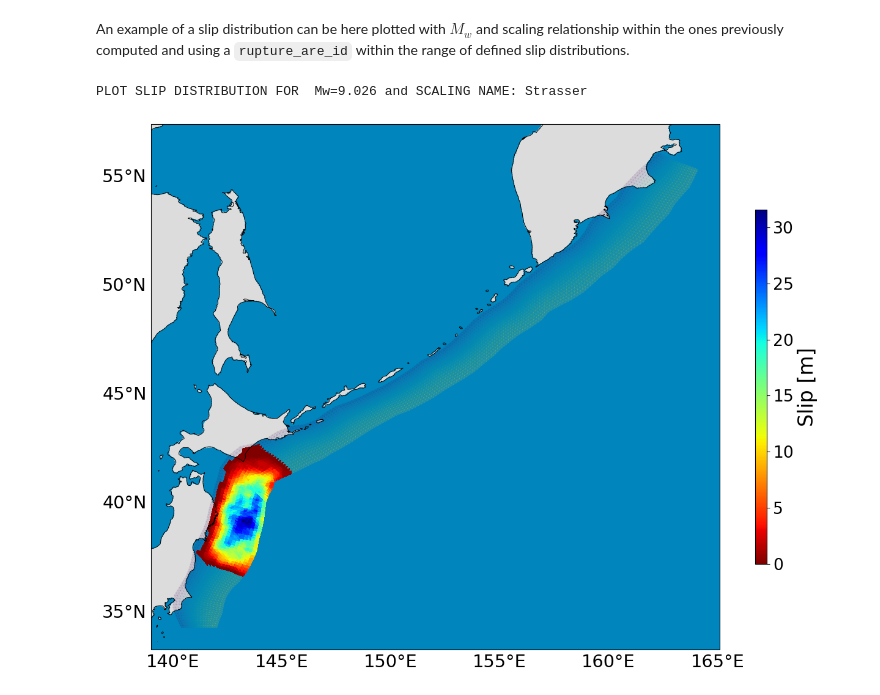
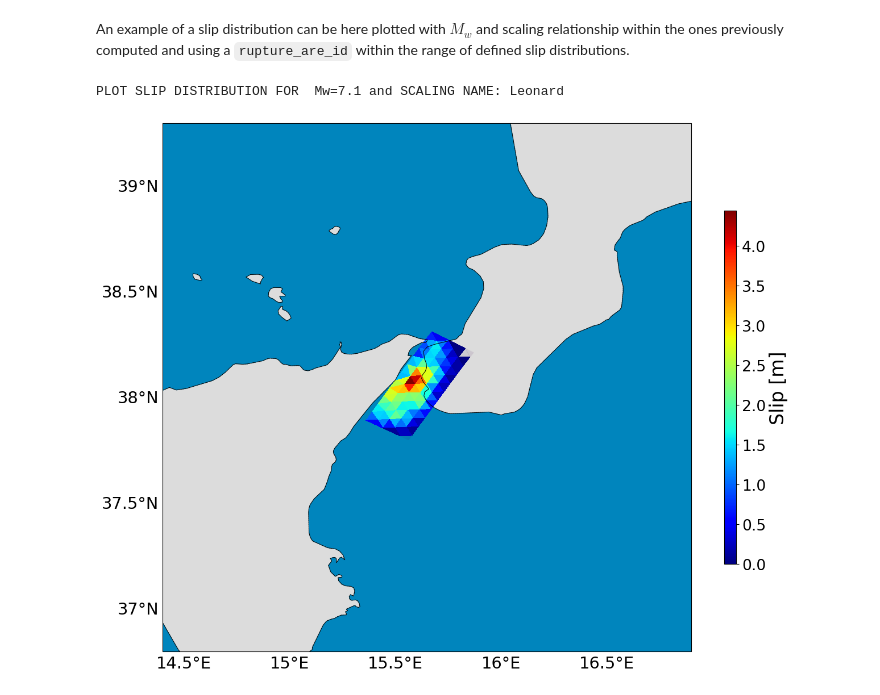
Before and after one commit to antonioscalaunina/pyANTI-FASc, a Jupyter notebook: bin/antifasc_main.ipynb, the cells around one changed output. Cells and saved outputs as stored; diff of their text form; code cells hidden in the pictures.

```diff
--- a/bin/antifasc_main.ipynb
+++ b/bin/antifasc_main.ipynb
@@ -13,8 +23,8 @@ import cartopy.feature as cfeature
 A slab object is built with the attributes contained in the `input.json` file and  `scaling_relationship.json` file. Other attributes are computed internally based on the input information.
 # %%
 #Specify input json file and scaling_relationship file paths
-input_file='../config_files/Parameters/input.json'
-scaling_file='../config_files/Parameters/scaling_relationship.json'
+input_file='../config_files/Parameters/input_Messina.json'
+scaling_file='../config_files/Parameters/scaling_relationship_LeonardIP.json'
 
 #Initialize an instance of the class Slab with the input files
 Slab_obj=slab.Slab(input_file,scaling_file)
@@ -195,19 +261,19 @@ c:\Users\ascal\Downloads\test_PYAF_2_0\pyANTI-FASc\Tohoku_test_Anaconda_M90_E142
 An example of a slip distribution can be here plotted with $M_w$ and scaling relationship within the ones previously computed and using a `rupture_are_id` within the range of defined slip distributions.
 # %%
 #plot slip distribution for the specified combination of Mw and scaling name
-Mw=9.0260
-scaling='Strasser'
+Mw=7.1
+scaling='Leonard'
 Rupture_area_id=1
 
 print(f'PLOT SLIP DISTRIBUTION FOR  Mw={Mw} and SCALING NAME: {scaling}')
 
 fig = plt.figure(figsize=(15, 15))
 subplots=111
 #generate default basemap
 fig,ax=Slab_obj.plot_basemap(fig,subplots)
 
 #plot rupturing area
 Slab_obj.plot_slip_dist(Mw,scaling,Rupture_area_id,ax,fig,False,True)
 # %% [output]
-PLOT SLIP DISTRIBUTION FOR  Mw=9.026 and SCALING NAME: Strasser
+PLOT SLIP DISTRIBUTION FOR  Mw=7.1 and SCALING NAME: Leonard
-[figure, old version]
+[figure, new version]
```
Also changed, not shown: parts of 13 cells of this notebook, 7 other files.
